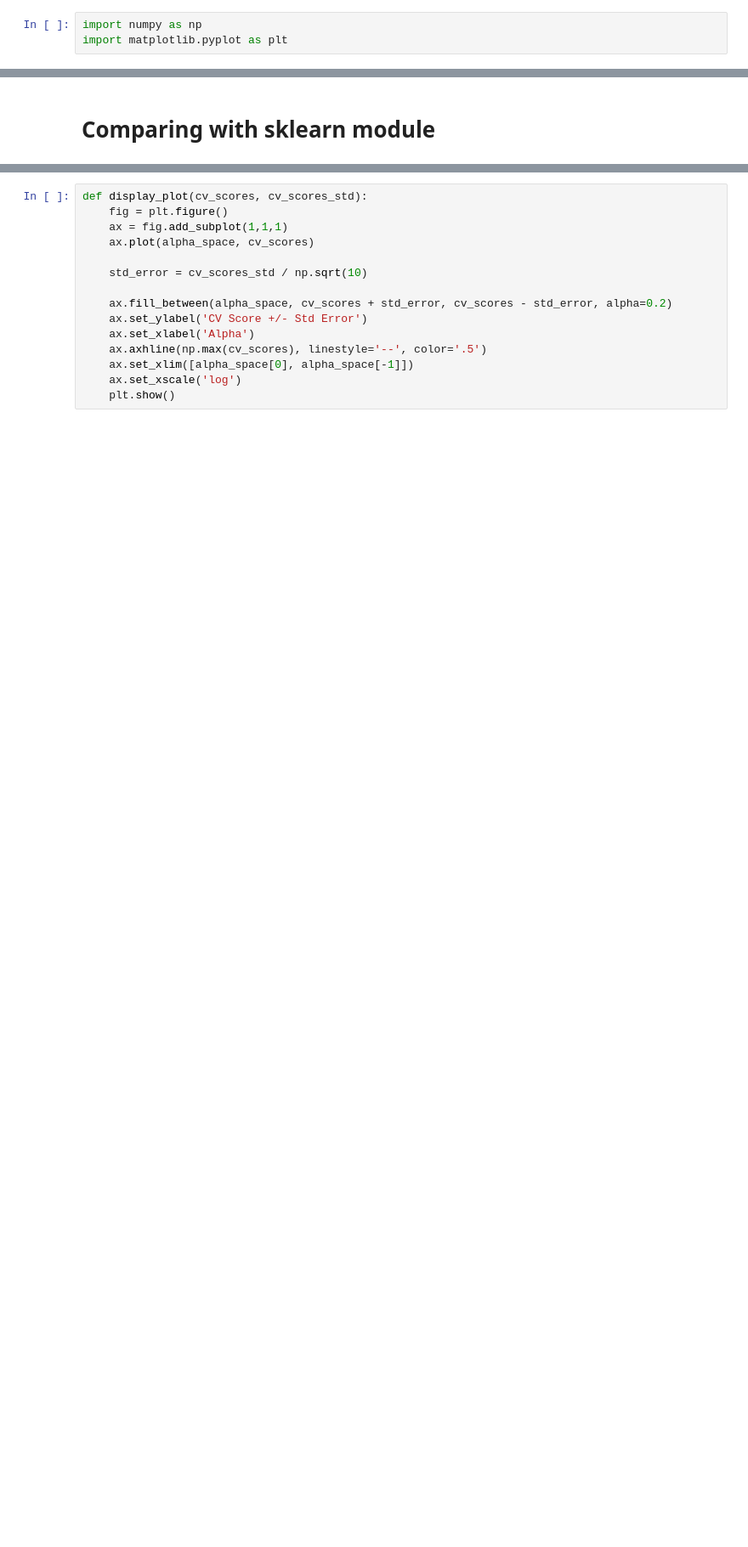
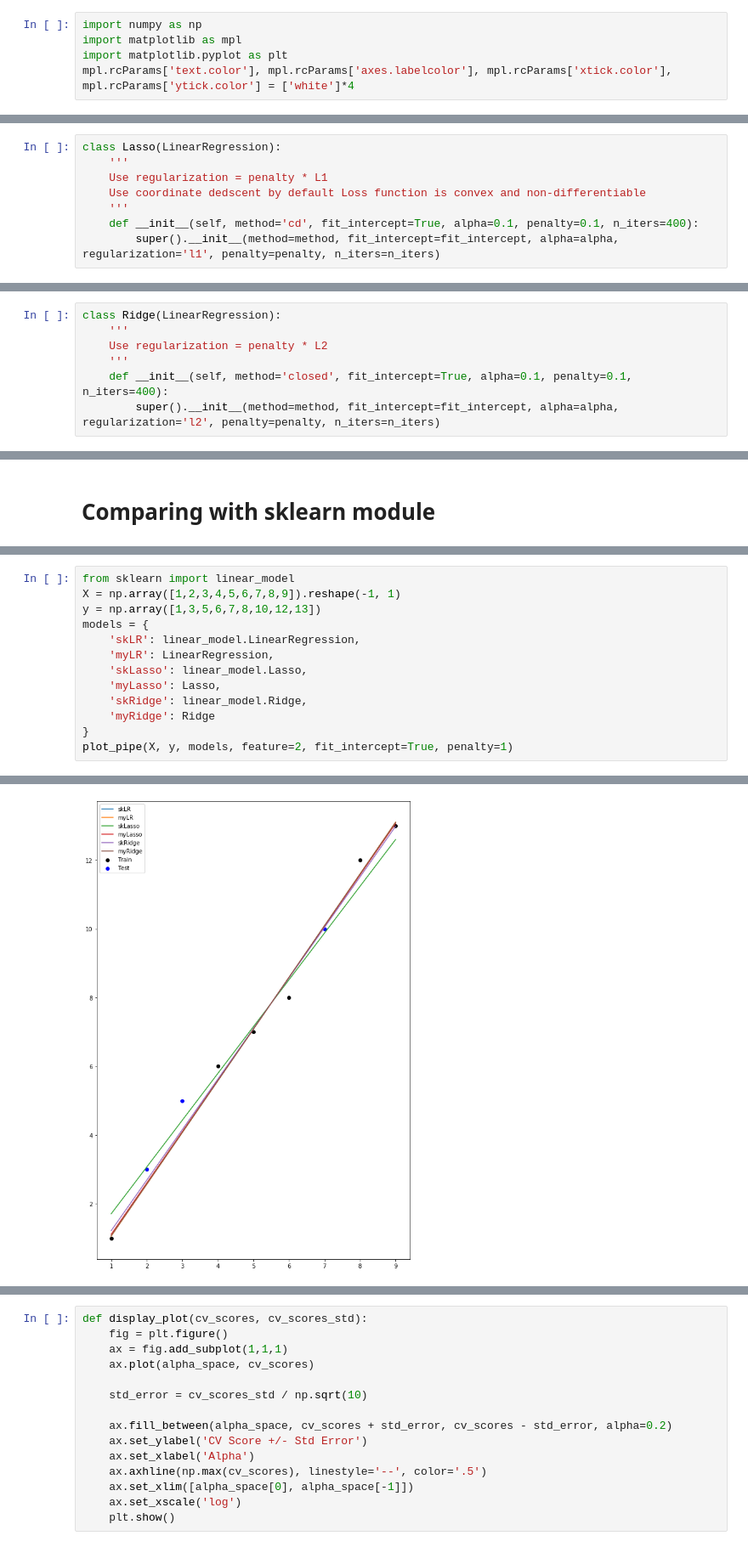
Before and after one commit to BssMsi/mllib, a Jupyter notebook: regression/regression.ipynb, the cells around one changed output, grey strips where cells are left out. Shown: that part at 85% size. Cells and saved outputs as stored; diff of their text form; blank space fills up the shorter version.

```diff
--- a/regression/regression.ipynb
+++ b/regression/regression.ipynb
@@ -1,3 +1,5 @@
 # %%
 import numpy as np
+import matplotlib as mpl
 import matplotlib.pyplot as plt
+mpl.rcParams['text.color'], mpl.rcParams['axes.labelcolor'], mpl.rcParams['xtick.color'], mpl.rcParams['ytick.color'] = ['white']*4
@@ -148,0 +170,8 @@ class LinearRegression:
+# %%
+class Lasso(LinearRegression):
+    '''
+    Use regularization = penalty * L1
+    Use coordinate dedscent by default Loss function is convex and non-differentiable
+    '''
+    def __init__(self, method='cd', fit_intercept=True, alpha=0.1, penalty=0.1, n_iters=400):
+        super().__init__(method=method, fit_intercept=fit_intercept, alpha=alpha, regularization='l1', penalty=penalty, n_iters=n_iters)
@@ -148,0 +180,7 @@ class LinearRegression:
+# %%
+class Ridge(LinearRegression):
+    '''
+    Use regularization = penalty * L2
+    '''
+    def __init__(self, method='closed', fit_intercept=True, alpha=0.1, penalty=0.1, n_iters=400):
+        super().__init__(method=method, fit_intercept=fit_intercept, alpha=alpha, regularization='l2', penalty=penalty, n_iters=n_iters)
@@ -150,0 +246,14 @@ class LinearRegression:
+# %%
+from sklearn import linear_model
+X = np.array([1,2,3,4,5,6,7,8,9]).reshape(-1, 1)
+y = np.array([1,3,5,6,7,8,10,12,13])
+models = {
+    'skLR': linear_model.LinearRegression,
+    'myLR': LinearRegression,
+    'skLasso': linear_model.Lasso,
+    'myLasso': Lasso,
+    'skRidge': linear_model.Ridge,
+    'myRidge': Ridge
+}
+plot_pipe(X, y, models, feature=2, fit_intercept=True, penalty=1)
+# %% [output]
@@ -151 +277,2 @@ class LinearRegression:
+[figure, added]
 # %% [markdown]
```
Also changed, not shown: parts of 30 cells of this notebook, 5 other files.
